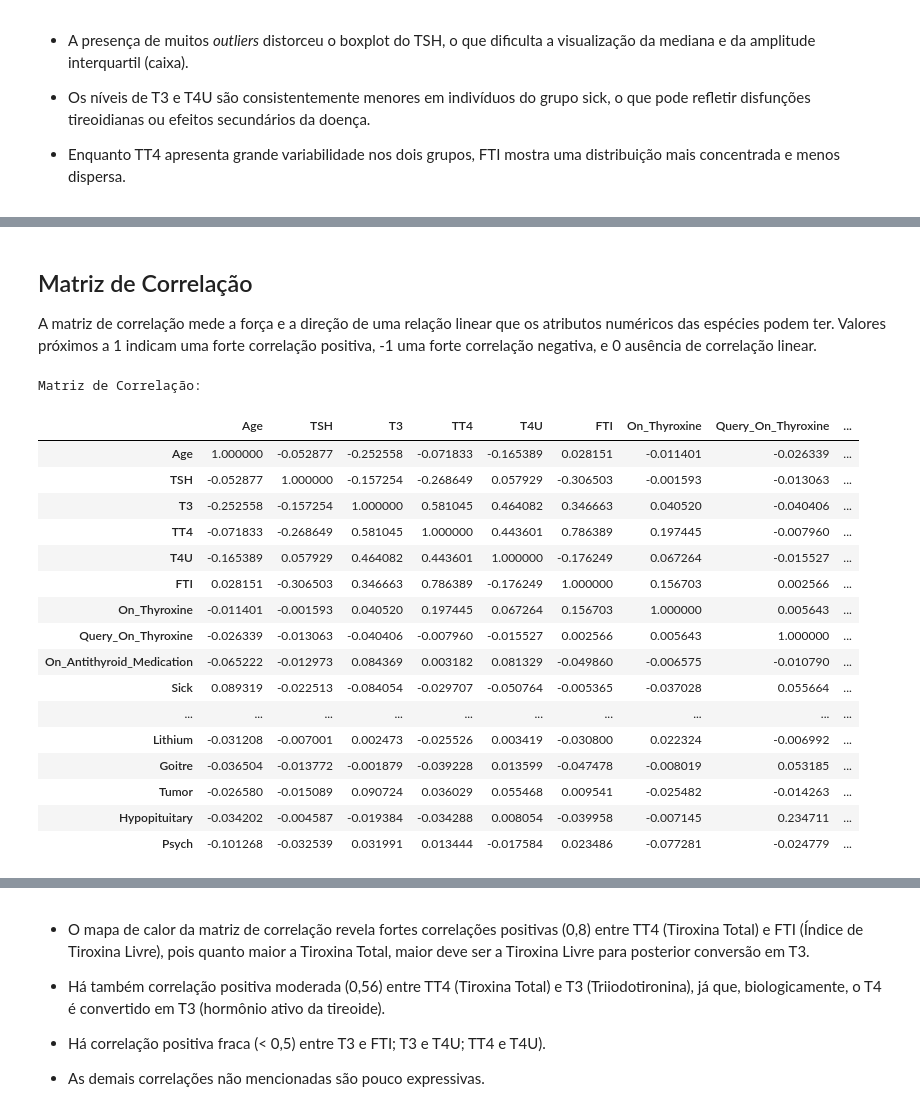
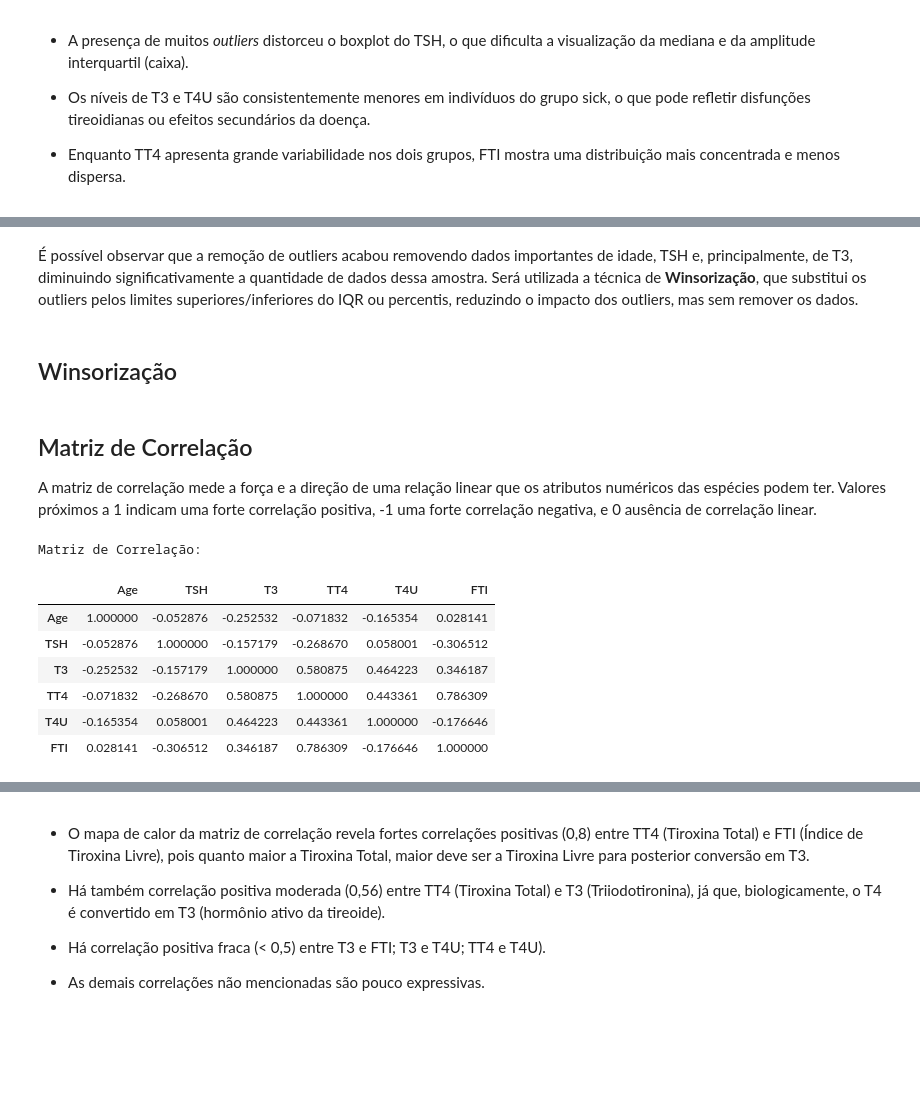
Before and after one commit to leticiasbm/DSAnalytics, a Jupyter notebook: MVP_Letícia_Santos_Batista_de_Melo.ipynb, the cells around one changed output, grey strips where cells are left out. Cells and saved outputs as stored; diff of their text form; code cells hidden in the pictures; blank space fills up the shorter version.

```diff
--- a/MVP_Letícia_Santos_Batista_de_Melo.ipynb
+++ b/MVP_Letícia_Santos_Batista_de_Melo.ipynb
@@ -129,6 +136,9 @@ Além disso, pode-se perceber que existem muitos valores faltantes no dataset, m
 dataframe = dataframe.replace("f", False)
 dataframe = dataframe.replace("t", True)
 
+dataframe = dataframe.replace("F", 1) # Considerando que, para sexo = F, 1
+dataframe = dataframe.replace("M", 0) # Considerando que, para sex = M, 0
+
 # Substituindo valores ausentes por np.nan
 
 dataframe = dataframe.replace("?", np.nan)
@@ -190,7 +200,7 @@ None
 # %%
 # Alterando o tipo de dado dos atributos
 
-dataframe = dataframe.astype({"Age" : float, "On_Thyroxine" : bool, "Query_On_Thyroxine" : bool, "On_Antithyroid_Medication" : bool,
+dataframe = dataframe.astype({"Age" : float, "Sex": float, "On_Thyroxine" : bool, "Query_On_Thyroxine" : bool, "On_Antithyroid_Medication" : bool,
                               "Sick" : bool, "Pregnant" : bool, "Thyroid_Surgery" : bool, "I131_Treatment" : bool, "Query_Hypothyroid" : bool,
                               "Query_Hyperthyroid" : bool, "Lithium" : bool, "Goitre" : bool, "Tumor" : bool, "Hypopituitary" : bool, "Psych" : bool,
                               "TSH_Measured" : bool, "T3_Measured" : bool, "TT4_Measured" : bool, "T4U_Measured" : bool, "FTI_Measured" : bool, "TBG_Measured" : bool,
@@ -307,6 +320,8 @@ dataframe.describe().loc['mean']
 dtype: float64
 # %% [markdown]
 Como pode ser visto no conjunto de dados, não existem dados para a coluna TBG, o que possibilita sua remoção do dataset. O eixo X dos histogramas de TSH e Age possuem um grande espaço sem dados numéricos significativos, o que indica a possível presença de *outliers*.
+# %%
+dataframe.drop(["TBG", "Referral_Source"], axis = 1, inplace = True)
 # %% [markdown]
 ### Desvio Padrão
 
@@ -350,0 +438,2 @@ Como pode ser visto no gráfico de barras com erro exibido anteriormente, os dad
+# %%
+dataframe["Age"] = dataframe.groupby("Class")["Age"].transform(lambda x: x.fillna(x.median()))
@@ -465,0 +626,4 @@ plt.show()
+# %% [markdown]
+É possível observar que a remoção de outliers acabou removendo dados importantes de idade, TSH e, principalmente, de T3, diminuindo significativamente a quantidade de dados dessa amostra. Será utilizada a técnica de **Winsorização**, que substitui os outliers pelos limites superiores/inferiores do IQR ou percentis, reduzindo o impacto dos outliers, mas sem remover os dados.
+# %% [markdown]
+## Winsorização
@@ -468,29 +641,17 @@ plt.show()
 
 A matriz de correlação mede a força e a direção de uma relação linear que os atributos numéricos das espécies podem ter. Valores próximos a 1 indicam uma forte correlação positiva, -1 uma forte correlação negativa, e 0 ausência de correlação linear.
 # %%
-# Matriz de correlação
+# Matriz de correlação - dataframe com outliers
 
 print("\nMatriz de Correlação:")
-dataframe[["Age", "TSH", "T3", "TT4", "T4U", "FTI", "On_Thyroxine", "Query_On_Thyroxine", "On_Antithyroid_Medication", "Sick", "Pregnant",
-           "Thyroid_Surgery", "I131_Treatment", "Query_Hypothyroid", "Query_Hyperthyroid",
-           "Lithium", "Goitre", "Tumor", "Hypopituitary", "Psych"]].dropna().corr()
+dataframe[["Age", "TSH", "T3", "TT4", "T4U", "FTI"]].dropna().corr()
 # %% [output]
 Matriz de Correlação:
-|  | Age | TSH | T3 | TT4 | T4U | FTI | On_Thyroxine | Query_On_Thyroxine | ... |
-| Age | 1.000000 | -0.052877 | -0.252558 | -0.071833 | -0.165389 | 0.028151 | -0.011401 | -0.026339 | ... |
-| TSH | -0.052877 | 1.000000 | -0.157254 | -0.268649 | 0.057929 | -0.306503 | -0.001593 | -0.013063 | ... |
-| T3 | -0.252558 | -0.157254 | 1.000000 | 0.581045 | 0.464082 | 0.346663 | 0.040520 | -0.040406 | ... |
-| TT4 | -0.071833 | -0.268649 | 0.581045 | 1.000000 | 0.443601 | 0.786389 | 0.197445 | -0.007960 | ... |
-| T4U | -0.165389 | 0.057929 | 0.464082 | 0.443601 | 1.000000 | -0.176249 | 0.067264 | -0.015527 | ... |
-| FTI | 0.028151 | -0.306503 | 0.346663 | 0.786389 | -0.176249 | 1.000000 | 0.156703 | 0.002566 | ... |
-| On_Thyroxine | -0.011401 | -0.001593 | 0.040520 | 0.197445 | 0.067264 | 0.156703 | 1.000000 | 0.005643 | ... |
-| Query_On_Thyroxine | -0.026339 | -0.013063 | -0.040406 | -0.007960 | -0.015527 | 0.002566 | 0.005643 | 1.000000 | ... |
-| On_Antithyroid_Medication | -0.065222 | -0.012973 | 0.084369 | 0.003182 | 0.081329 | -0.049860 | -0.006575 | -0.010790 | ... |
-| Sick | 0.089319 | -0.022513 | -0.084054 | -0.029707 | -0.050764 | -0.005365 | -0.037028 | 0.055664 | ... |
-| ... | ... | ... | ... | ... | ... | ... | ... | ... | ... |
-| Lithium | -0.031208 | -0.007001 | 0.002473 | -0.025526 | 0.003419 | -0.030800 | 0.022324 | -0.006992 | ... |
-| Goitre | -0.036504 | -0.013772 | -0.001879 | -0.039228 | 0.013599 | -0.047478 | -0.008019 | 0.053185 | ... |
-| Tumor | -0.026580 | -0.015089 | 0.090724 | 0.036029 | 0.055468 | 0.009541 | -0.025482 | -0.014263 | ... |
-| Hypopituitary | -0.034202 | -0.004587 | -0.019384 | -0.034288 | 0.008054 | -0.039958 | -0.007145 | 0.234711 | ... |
-| Psych | -0.101268 | -0.032539 | 0.031991 | 0.013444 | -0.017584 | 0.023486 | -0.077281 | -0.024779 | ... |
+|  | Age | TSH | T3 | TT4 | T4U | FTI |
+| Age | 1.000000 | -0.052876 | -0.252532 | -0.071832 | -0.165354 | 0.028141 |
+| TSH | -0.052876 | 1.000000 | -0.157179 | -0.268670 | 0.058001 | -0.306512 |
+| T3 | -0.252532 | -0.157179 | 1.000000 | 0.580875 | 0.464223 | 0.346187 |
+| TT4 | -0.071832 | -0.268670 | 0.580875 | 1.000000 | 0.443361 | 0.786309 |
+| T4U | -0.165354 | 0.058001 | 0.464223 | 0.443361 | 1.000000 | -0.176646 |
+| FTI | 0.028141 | -0.306512 | 0.346187 | 0.786309 | -0.176646 | 1.000000 |
 # %%
```
Also changed, not shown: parts of 46 cells of this notebook.
